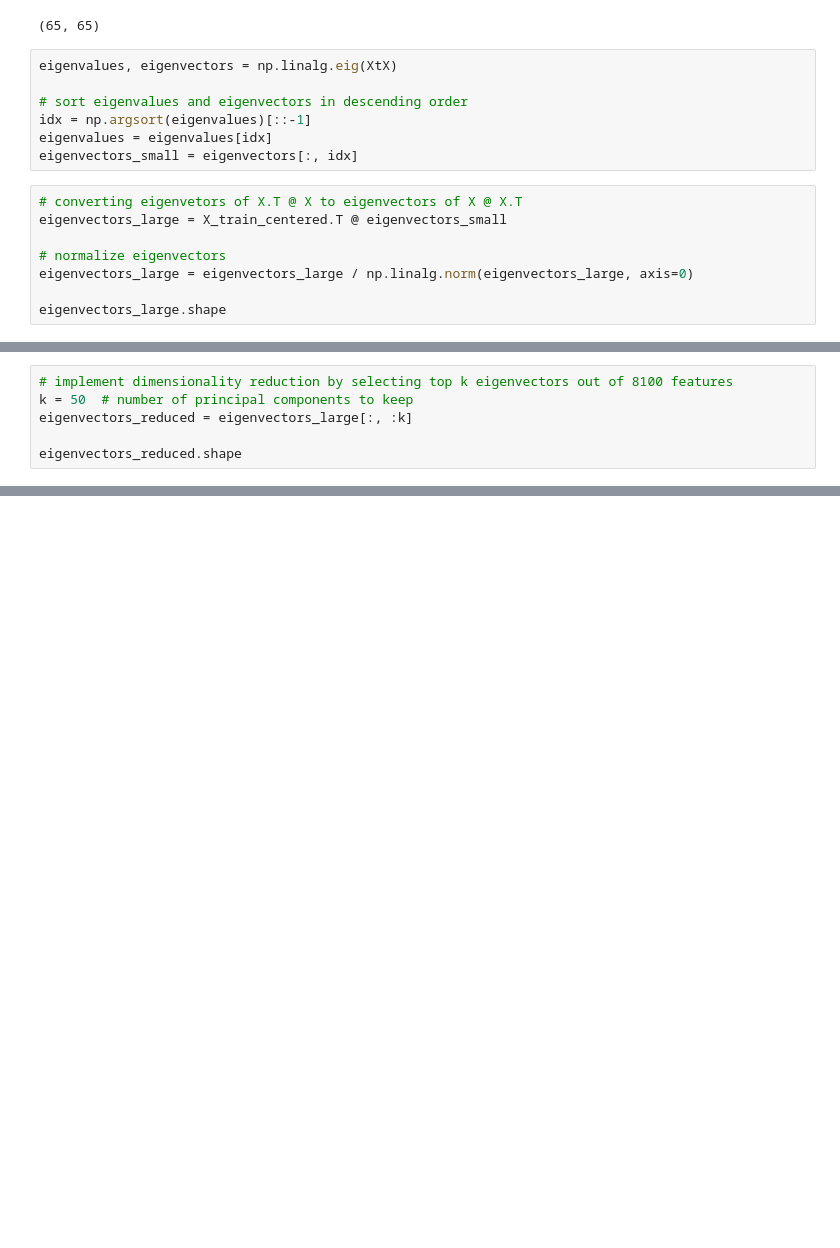
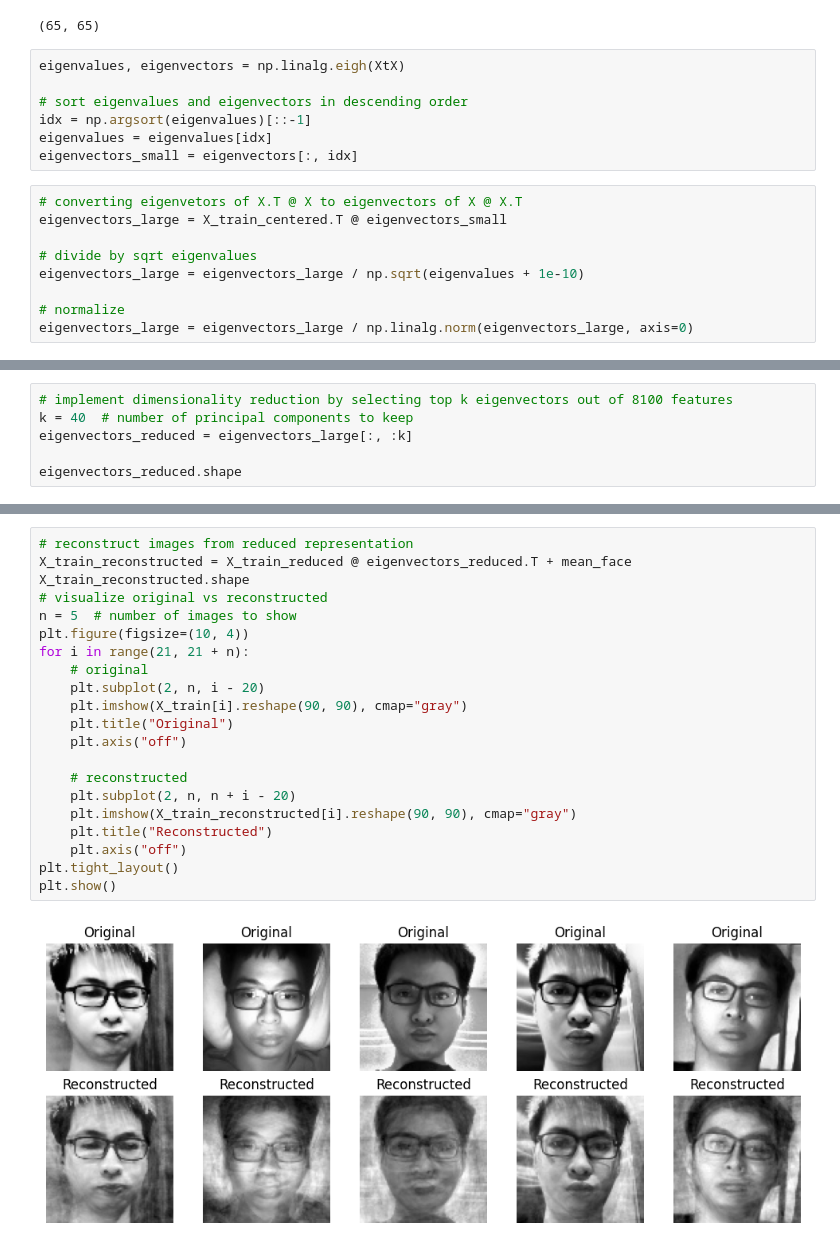
Before and after one commit to fazfa28/IE4228-Assignment, a Jupyter notebook: main.ipynb, the cells around one changed output, grey strips where cells are left out. Drawn from its saved outputs; the diff is of its cells as text; blank space fills up the shorter version.

Commit message:
add new pca+lda+face_detection

```diff
--- a/main.ipynb
+++ b/main.ipynb
@@ -213,7 +213,7 @@ XtX.shape
 # %% [output]
 (65, 65)
 # %%
-eigenvalues, eigenvectors = np.linalg.eig(XtX)
+eigenvalues, eigenvectors = np.linalg.eigh(XtX)
 
 # sort eigenvalues and eigenvectors in descending order
 idx = np.argsort(eigenvalues)[::-1]
@@ -223,7 +223,8 @@ eigenvectors_small = eigenvectors[:, idx]
 # converting eigenvetors of X.T @ X to eigenvectors of X @ X.T
 eigenvectors_large = X_train_centered.T @ eigenvectors_small
 
-# normalize eigenvectors
+# divide by sqrt eigenvalues
+eigenvectors_large = eigenvectors_large / np.sqrt(eigenvalues + 1e-10)
+
+# normalize
 eigenvectors_large = eigenvectors_large / np.linalg.norm(eigenvectors_large, axis=0)
-
-eigenvectors_large.shape
@@ -258,6 +231,6 @@ print(accuracies)
 # %%
 # implement dimensionality reduction by selecting top k eigenvectors out of 8100 features
-k = 50  # number of principal components to keep
+k = 40  # number of principal components to keep
 eigenvectors_reduced = eigenvectors_large[:, :k]
 
 eigenvectors_reduced.shape
@@ -271,0 +249,23 @@ X_train_reduced.shape
+# %%
+# reconstruct images from reduced representation
+X_train_reconstructed = X_train_reduced @ eigenvectors_reduced.T + mean_face
+X_train_reconstructed.shape
+# visualize original vs reconstructed
+n = 5  # number of images to show
+plt.figure(figsize=(10, 4))
+for i in range(21, 21 + n):
+    # original
+    plt.subplot(2, n, i - 20)
+    plt.imshow(X_train[i].reshape(90, 90), cmap="gray")
+    plt.title("Original")
+    plt.axis("off")
+
+    # reconstructed
+    plt.subplot(2, n, n + i - 20)
+    plt.imshow(X_train_reconstructed[i].reshape(90, 90), cmap="gray")
+    plt.title("Reconstructed")
+    plt.axis("off")
+plt.tight_layout()
+plt.show()
+# %% [output]
+[figure, added]
```
Also changed, not shown: parts of 9 cells of this notebook, 4 other files.
